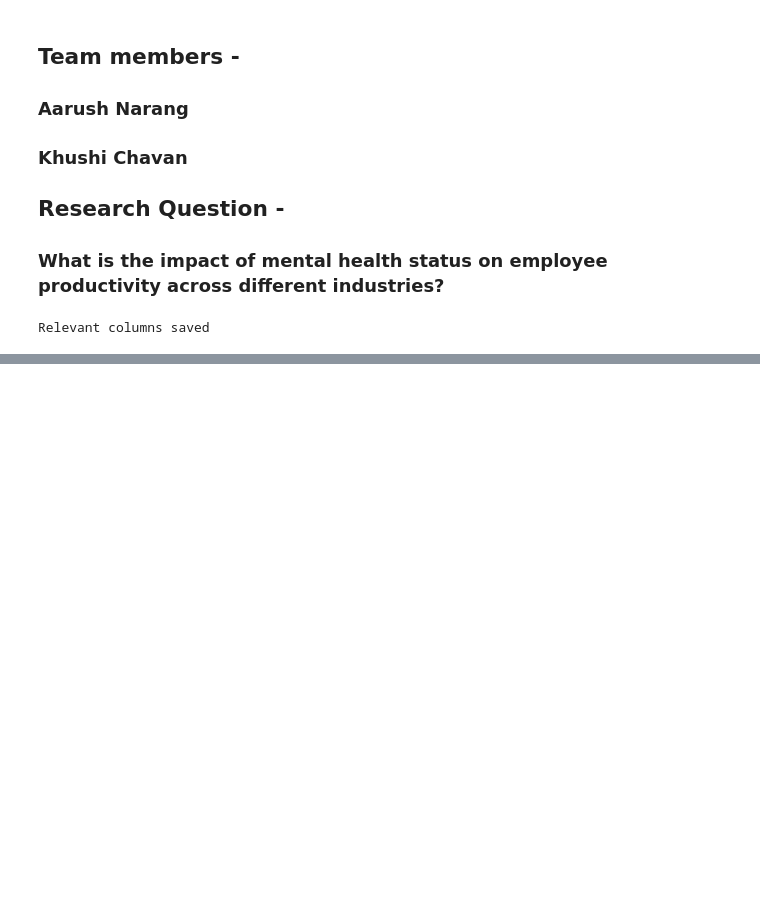
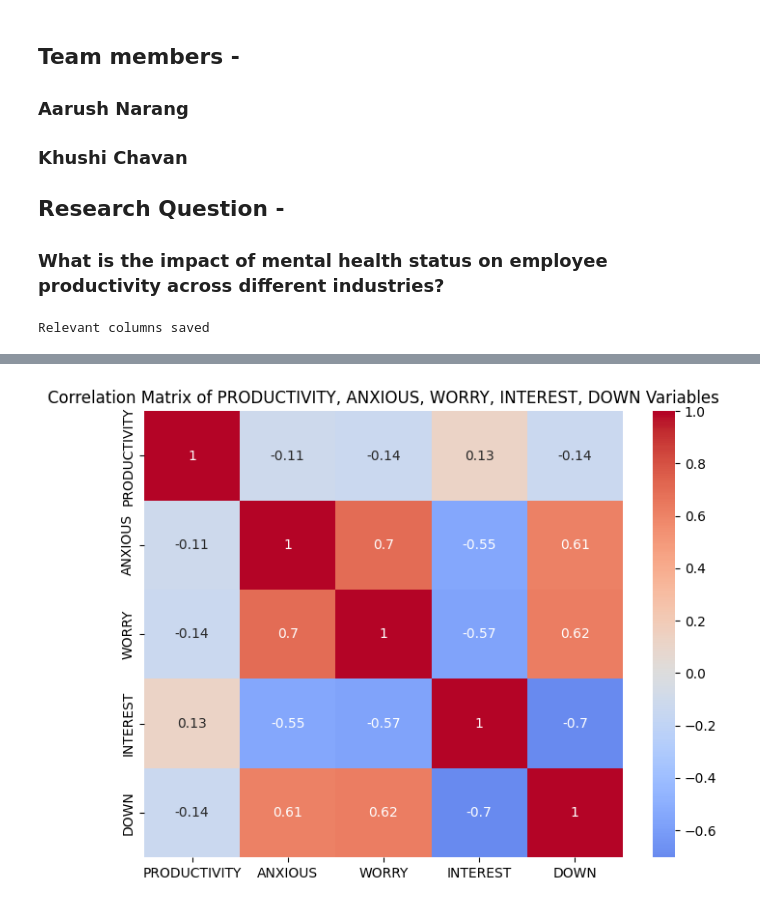
Before and after one commit to khushi080701/Final_Project_Foundations_Of_Data_Science, a Jupyter notebook: Final_Project.ipynb, the cells around one changed output, grey strips where cells are left out. Cells and saved outputs as stored; diff of their text form; code cells hidden in the pictures; blank space fills up the shorter version.

```diff
--- a/Final_Project.ipynb
+++ b/Final_Project.ipynb
@@ -202 +165,13 @@ print(imputed_data.head())
+# %%
+imputed_data['PRODUCTIVITY'] = 1 - imputed_data['WRKLOSSRV']
+# %%
+imputed_data = imputed_data[['PRODUCTIVITY','ANXIOUS', 'WORRY', 'INTEREST', 'DOWN']]
+corr_matrix = imputed_data.corr()
+
+plt.figure(figsize=(8,6))
+sns.heatmap(corr_matrix, annot=True, cmap='coolwarm', center=0)
+plt.title('Correlation Matrix of ' + ', '.join(imputed_data.columns) + ' Variables')
+plt.show()
+# %% [output]
+[figure, added]
 # %%
```
Also changed, not shown: parts of 17 cells of this notebook.
